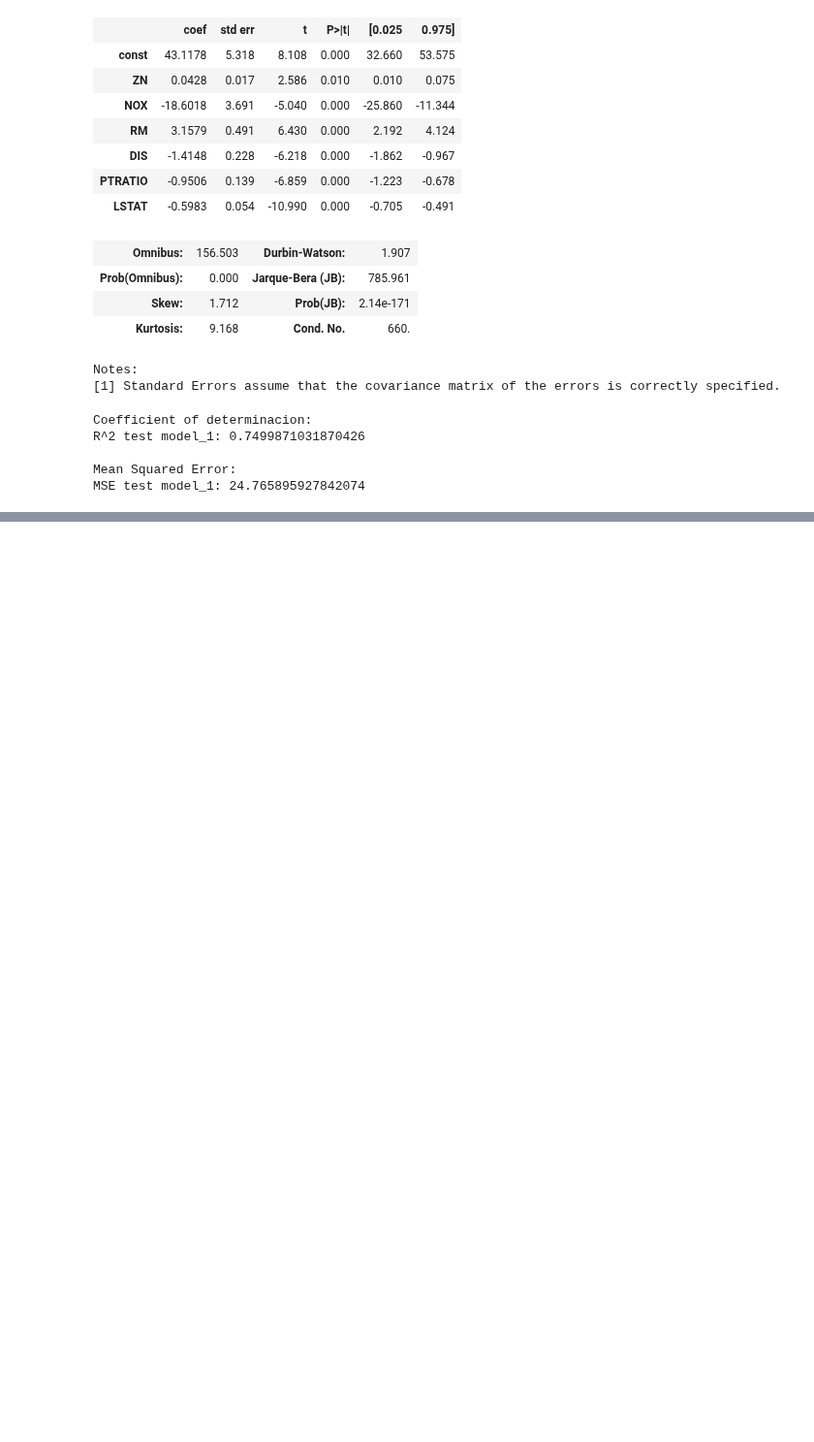
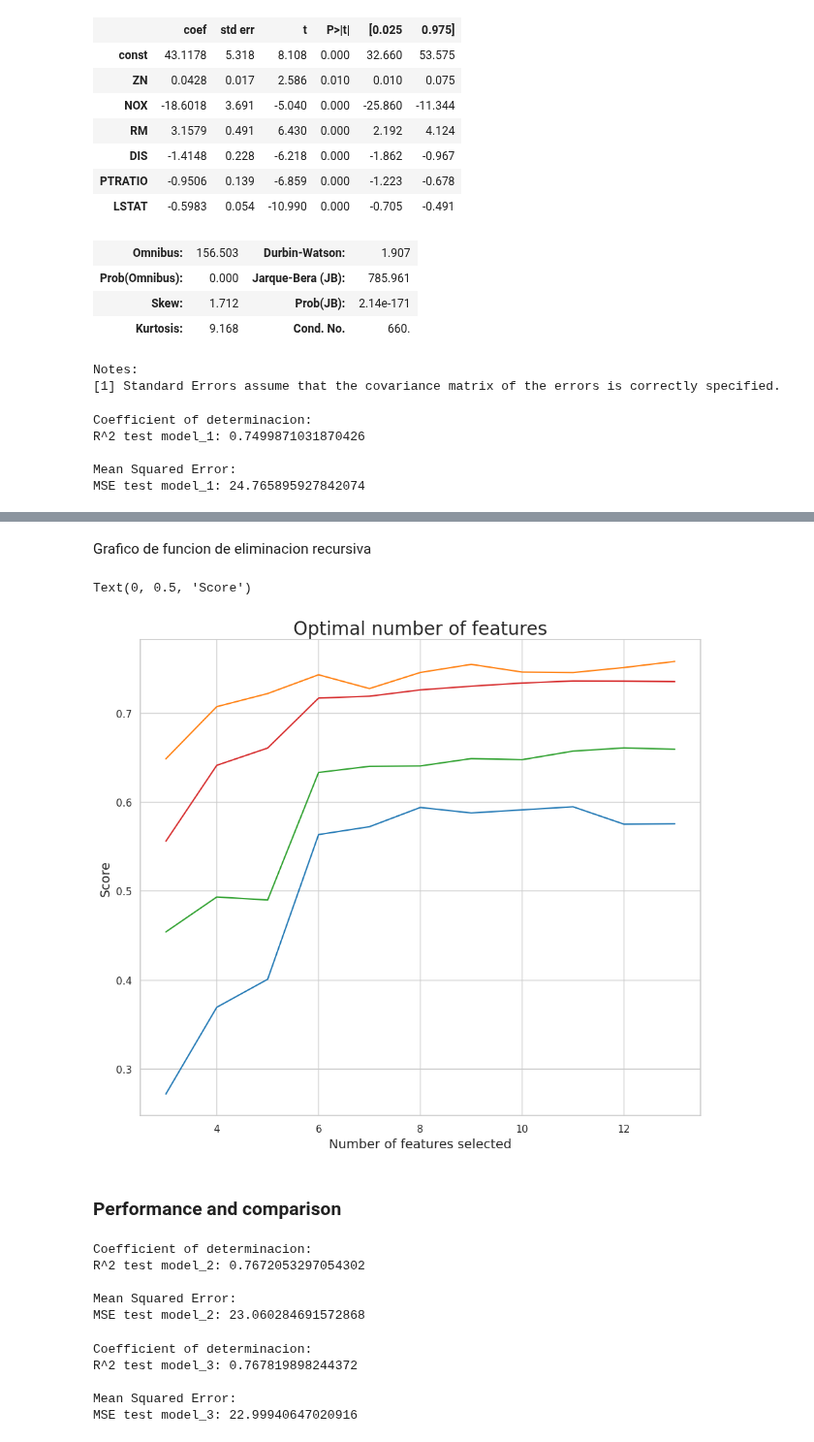
Before and after one commit to antonio-xrp/data-science-path, a Jupyter notebook: data_science_path/notebooks/linear-regression/0.2-regression-multiple-selector-backward.ipynb, the cells around one changed output, grey strips where cells are left out. Shown at 97% size. Saved outputs shown, nothing was run; the diff lists cells and outputs as text; code cells hidden in the pictures; blank space fills up the shorter version.

```diff
--- a/data_science_path/notebooks/linear-regression/0.2-regression-multiple-selector-backward.ipynb
+++ b/data_science_path/notebooks/linear-regression/0.2-regression-multiple-selector-backward.ipynb
@@ -220,0 +326,16 @@ MSE test model_1: 24.765895927842074
+# %%
+from sklearn.feature_selection import RFECV
+
+lin_reg = LinearRegression()
+
+rfecv = RFECV(
+    lin_reg, # modelo a ajustar (en este caso Regresion lineal)
+    step = 1, # como? eliminando variables una a una
+    min_features_to_select=3, # minimo de variables a seleccionar
+    cv = 4, # cross validation, hacer lo mismo 4 veces
+    verbose = 1 # imprimir resultados
+)
+
+rfecv = rfecv.fit(X, y)
+
+# se ve grupos de 4, porque se hizo cross validation con 4 grupos
@@ -220,0 +527,54 @@ MSE test model_1: 24.765895927842074
+# %% [markdown]
+Grafico de funcion de eliminacion recursiva
+# %%
+min_features_to_select = 3
+
+plt.plot(
+    range(
+        min_features_to_select,
+        len(rfecv.grid_scores_) + min_features_to_select
+    ),
+    rfecv.grid_scores_
+)
+
+plt.title('Optimal number of features', fontsize=20)
+plt.xlabel('Number of features selected', fontsize=14)
+plt.ylabel('Score (r^2)', fontsize=14)
+# %% [output]
+Text(0, 0.5, 'Score')
+[figure, added]
+# %% [markdown]
+### Performance and comparison
+# %%
+X_new = sm.add_constant(X_test[resp])
+
+
+pred_test_2 = lin_reg_2.predict(X_new)
+
+print('Coefficient of determinacion: ')
+print(f'R^2 test model_2: {r2_score(y_test, pred_test_2)}')
+
+print('\nMean Squared Error: ')
+print(f'MSE test model_2: {mean_squared_error(y_test, pred_test_2)}')
+# %% [output]
+Coefficient of determinacion:
+R^2 test model_2: 0.7672053297054302
+
+Mean Squared Error:
+MSE test model_2: 23.060284691572868
+# %%
+X_new = sm.add_constant(X_test[resp].drop(['INDUS'], axis=1))
+
+pred_test_3 = lin_reg_3.predict(X_new)
+
+print('Coefficient of determinacion: ')
+print(f'R^2 test model_3: {r2_score(y_test, pred_test_3)}')
+
+print('\nMean Squared Error: ')
+print(f'MSE test model_3: {mean_squared_error(y_test, pred_test_3)}')
+# %% [output]
+Coefficient of determinacion:
+R^2 test model_3: 0.767819898244372
+
+Mean Squared Error:
+MSE test model_3: 22.99940647020916
```
Also changed, not shown: parts of 40 cells of this notebook.
